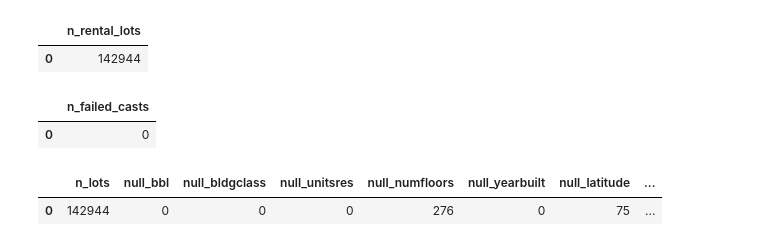
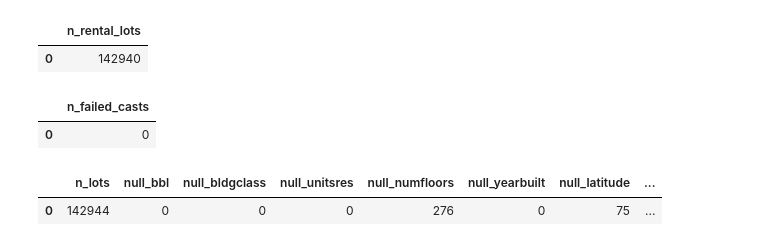
Before and after one commit to lekevinm/nyc-building-report-card, a Jupyter notebook: notebooks/01_profile.ipynb, the cells around one changed output. Drawn from its saved outputs; the diff is of its cells as text; code cells hidden in the pictures.

```diff
--- a/notebooks/01_profile.ipynb
+++ b/notebooks/01_profile.ipynb
@@ -16,14 +17,14 @@ pd.set_option("display.max_rows", 200)
 # %%
 con.sql("""
 select count(*) as n_rental_lots
 from raw_pluto
 where (bldgclass like 'C%' or bldgclass like 'D%')
   and try_cast(unitsres as double) >= 3
-  and bldgclass not in ('C6', 'C8', 'D0', 'D4')
+  and bldgclass not in ('C6', 'C8', 'D0', 'D4', 'CC', 'CM', 'DC')
 """).df()
 # %% [output]
 |  | n_rental_lots |
-| 0 | 142944 |
+| 0 | 142940 |
 # %%
 con.sql("""
 select count(*) as n_failed_casts
```
Also changed, not shown: parts of 5 cells of this notebook, 2 other files.
